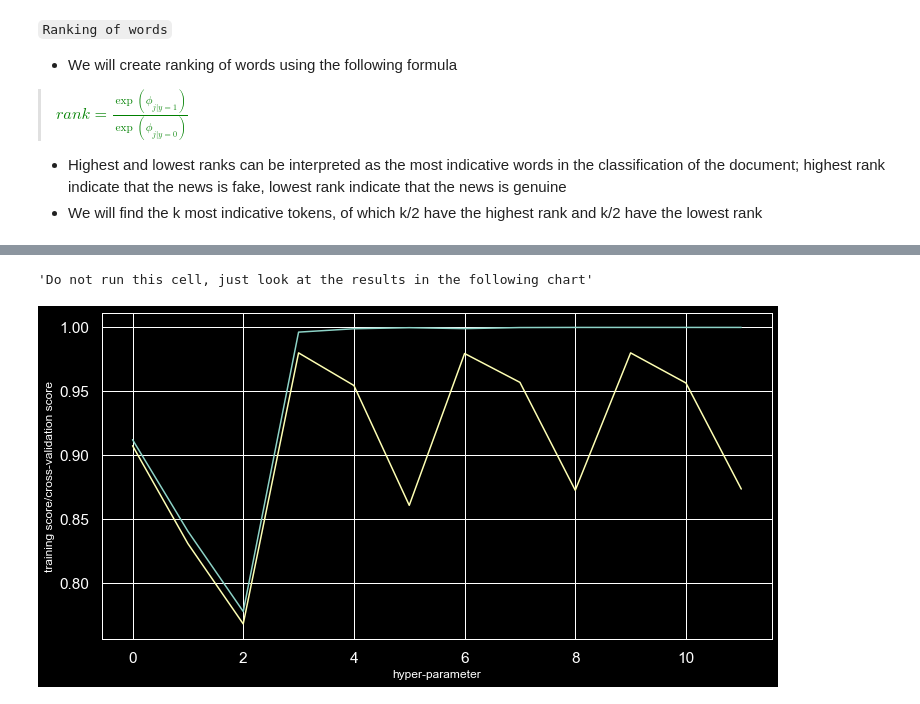
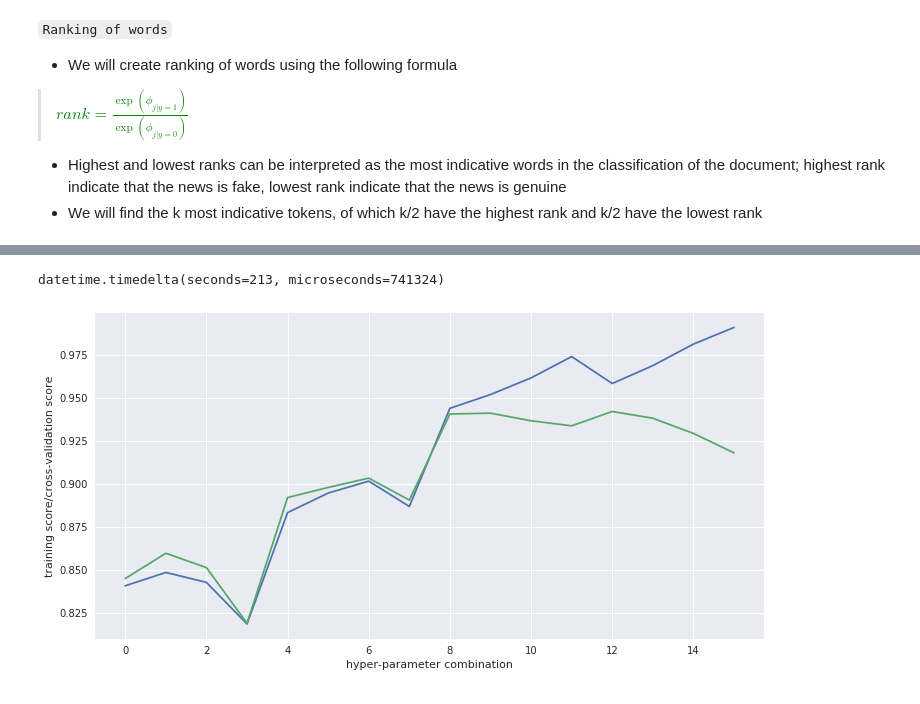
Before and after one commit to NehaSingh21/FakeNewsDetection, a Jupyter notebook: fake_news_detection.ipynb, the cells around one changed output, grey strips where cells are left out. Cells and saved outputs as stored; diff of their text form; code cells hidden in the pictures.

```diff
--- a/fake_news_detection.ipynb
+++ b/fake_news_detection.ipynb
@@ -175,14 +183,14 @@ train_data
 # %%
 """Fit the Naive Bayes model"""
 nb_clf = BernoulliNB()
-nb_clf.fit(train_data, train_labels)
+nb_clf.fit(nb_train_data, nb_train_labels)
 
 """Compute training accuracy score"""
-print("Training accuracy score: %.4f" % nb_clf.score(train_data, train_labels))
+print("Training set accuracy score: %.4f" % nb_clf.score(nb_train_data, nb_train_labels))
 
 """Predict labels for test documents"""
-test_pred = nb_clf.predict(test_data)
+nb_test_pred = nb_clf.predict(nb_test_data)
 
 """Compute the test accuracy score"""
-print("Training accuracy score: %.4f" % (np.sum(test_pred == test_labels)/len(test_pred)))
+print("Test set accuracy score: %.4f" % (np.sum(nb_test_pred == nb_test_labels)/len(nb_test_pred)))
 # %% [output]
@@ -204,6 +230,6 @@ draw_conf_matrix(test_labels, test_pred)
 # %%
-def find_words_from_indices(indices):
-    arr = np.zeros(nb_clf.feature_count_.shape[1])
+def find_words_from_indices(clf, vectorizer, indices):
+    arr = np.zeros(clf.feature_count_.shape[1])
 
     for i in indices:
         arr[i] = 1
@@ -293,41 +386,38 @@ test_labels = preprocessed_data.label.values[train_size+cv_size:]
-# %%
-"""Do not run this cell, just look at the results in the following chart"""
-# time_ = datetime.now()
-
-# C = [0.1, 1, 2, 4]
-# lam = [1/256, 1/128, 1/64]
-
-# train_scores = []
-# cv_scores = []
-# for c in C:
-#     for l in lam:
-#         clf = svm.SVC(kernel="rbf", C=c, gamma=l)
-#         clf.fit(train_data, train_labels)
-#         train_scores.append(clf.score(train_data, train_labels))
-#         cv_scores.append(clf.score(cv_data, cv_labels))
-
-# time_ = datetime.now() - time_
-
-# print("training scores : ")
-# [print("%.4f" % score) for score in train_scores]
-
-# print("cross-validation scores : ")
-# [print("%.4f" % score) for score in cv_scores]
-
-# """We will plot these scores and check overfitting and underfitting"""
-# %% [output]
-'Do not run this cell, just look at the results in the following chart'
+# %%
+def tune_SVM(C, lambd):
+    train_scores = []
+    cv_scores = []
+
+    for c in C:
+        for l in lambd:
+            clf = svm.SVC(kernel="rbf", C=c, gamma=l)
+            clf.fit(svm_train_data, svm_train_labels)
+            train_scores.append(clf.score(svm_train_data, svm_train_labels))
+            cv_scores.append(clf.score(svm_cv_data, svm_cv_labels))
+
+    return (train_scores, cv_scores)
+# %%
+C = [0.01, 0.1, 10, 100]
+lambd = [1/1024, 1/512, 1/256, 1/128]
+
+time_ = datetime.now()
+train_scores, cv_scores = tune_SVM(C, lambd)
+time_ = datetime.now() - time_
+# %%
+time_
+# %% [output]
+datetime.timedelta(seconds=213, microseconds=741324)
 # %%
-# fig, ax = plt.subplots(figsize=(12, 6))
+fig, ax = plt.subplots(figsize=(12, 6))
 
-# ax.plot(train_scores)
-# ax.plot(cv_scores)
-# ax.set_xlabel("hyper-parameter")
-# ax.set_ylabel("training score/cross-validation score")
+ax.plot(train_scores)
+ax.plot(cv_scores)
+ax.set_xlabel("hyper-parameter combination")
+ax.set_ylabel("training score/cross-validation score")
 
-# plt.show()
+plt.show()
 # %% [output]
-[figure, old version]
+[figure, new version]
 # %% [markdown]
 `Analysis:`
 <br>
```
Also changed, not shown: parts of 27 cells of this notebook.
